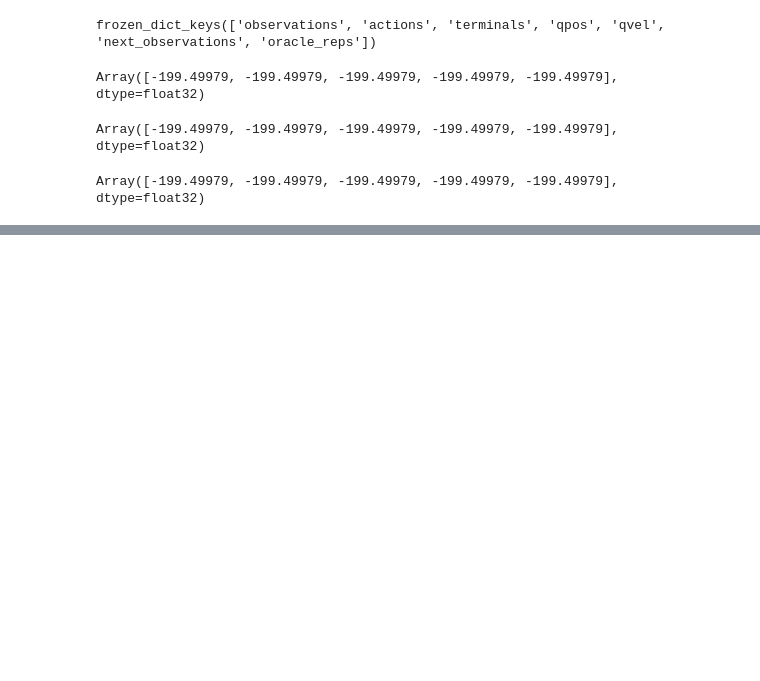
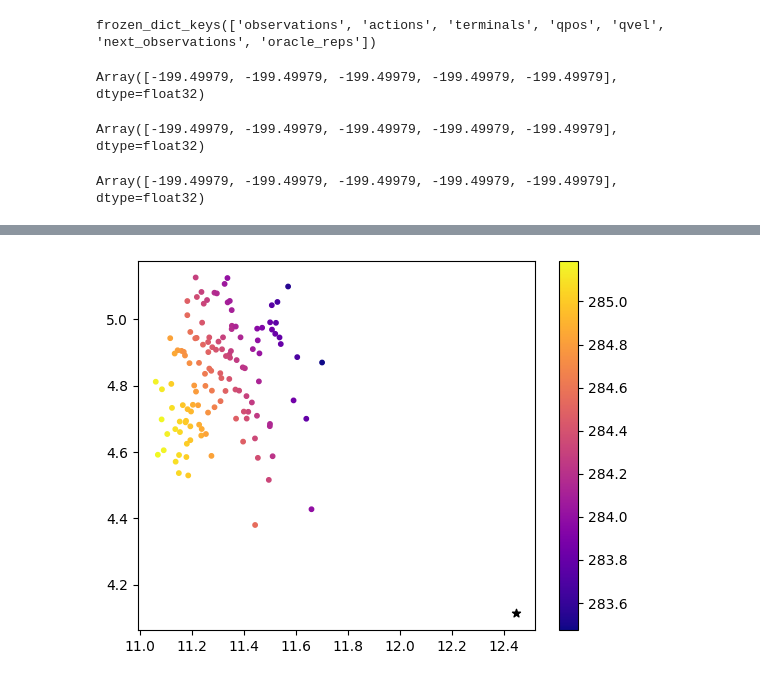
Before and after one commit to jnzhao3/horizon-reduction, a Jupyter notebook: plot_sampled_subgoals.ipynb, the cells around one changed output, grey strips where cells are left out. Cells and saved outputs as stored; diff of their text form; code cells hidden in the pictures; blank space fills up the shorter version.

```diff
--- a/plot_sampled_subgoals.ipynb
+++ b/plot_sampled_subgoals.ipynb
@@ -618,0 +712,10 @@ plt.show()
+# %%
+o_to_sg = agent.compute_dynamical_distance(observations[:, :2], goals=subgoals)
+sg_to_g = agent.compute_dynamical_distance(subgoals, goals=goals)
+
+sc = plt.scatter(subgoals[:, 0], subgoals[:, 1], s=10, c=o_to_sg + sg_to_g, cmap='plasma')
+plt.scatter(observation[0], observation[1], marker='*', c='black')
+plt.colorbar(sc)
+plt.show()
+# %% [output]
+[figure, added]
```
Also changed, not shown: parts of 28 cells of this notebook, 5 other files.
